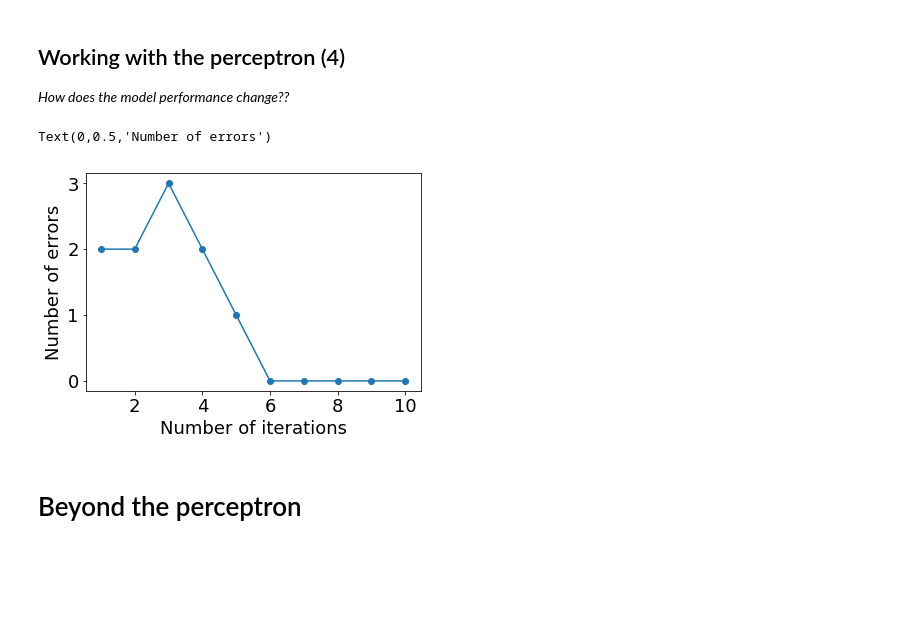
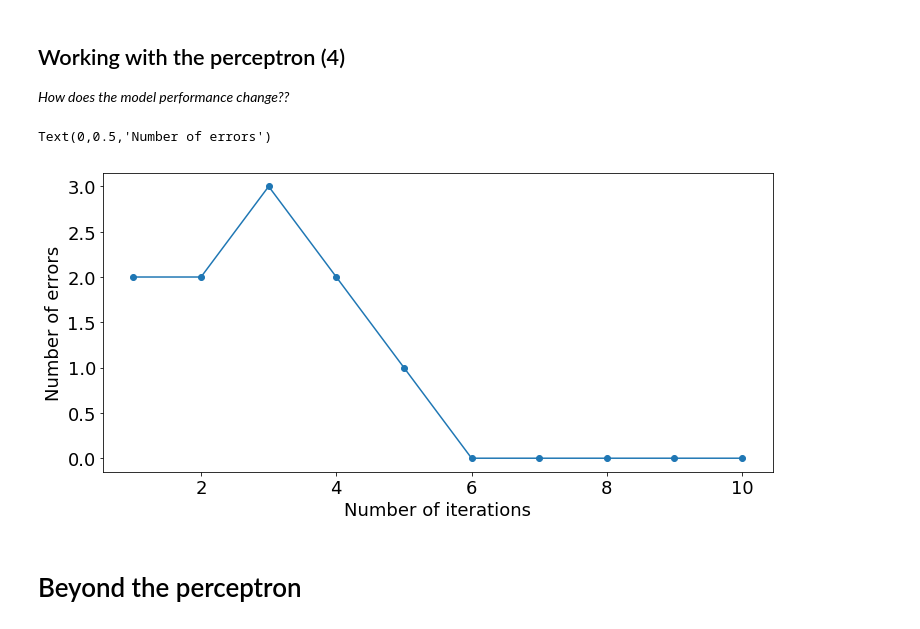
Before and after one commit to abjer/sds, a Jupyter notebook: material/session_11/lecture_11.ipynb, the cells around one changed output. Drawn from its saved outputs; the diff is of its cells as text; code cells hidden in the pictures; blank space fills up the shorter version.

```diff
--- a/material/session_11/lecture_11.ipynb
+++ b/material/session_11/lecture_11.ipynb
@@ -277,10 +302,11 @@ We load the iris data
 # %%
 iris = sns.load_dataset('iris').iloc[:100] # drop virginica
 
-X = iris.iloc[:, [0, 2]].values
-y = iris.species.map({'setosa':1, 'versicolor':-1}).values
+X = iris.iloc[:, [0, 2]].values # keep petal_length and sepal_length
+y = np.where(iris.species=='setosa', 1, -1) # convert to 1, -1
 
-sns.scatterplot(iris.sepal_length, iris.petal_length,hue=iris.species)
+sns.scatterplot(iris.sepal_length, iris.petal_length, hue=iris.species)
+# plt.scatter(iris.sepal_length, iris.petal_length)
 # %% [output]
 <matplotlib.axes._subplots.AxesSubplot at 0x...>
 [figure]
@@ -311,12 +337,13 @@ Number of errors: 0
 ## Working with the perceptron (4)
 *How does the model performance change??*
 # %%
-plt.plot(range(1, len(clf.errors_) + 1), clf.errors_, marker='o')
-plt.xlabel('Number of iterations')
-plt.ylabel('Number of errors')
+f,ax = plt.subplots(figsize=(12, 5.5))
+ax.plot(range(1, len(clf.errors_) + 1), clf.errors_, marker='o')
+ax.set_xlabel('Number of iterations')
+ax.set_ylabel('Number of errors')
 # %% [output]
 Text(0,0.5,'Number of errors')
-[figure, old version]
+[figure, new version]
 # %% [markdown]
 # Beyond the perceptron
 # %% [markdown]
```
Also changed, not shown: parts of 17 cells of this notebook, 2 other files.
